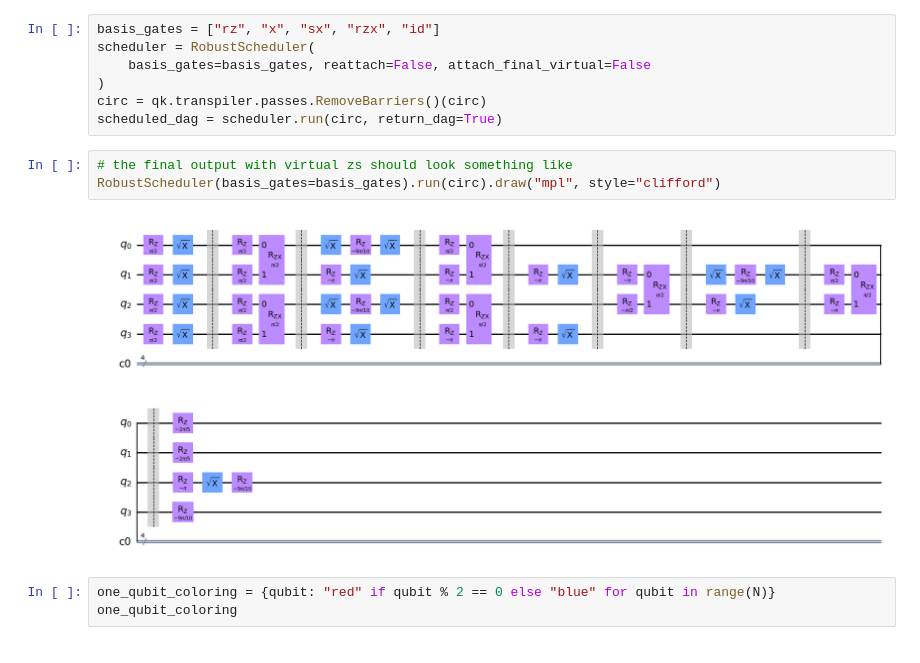
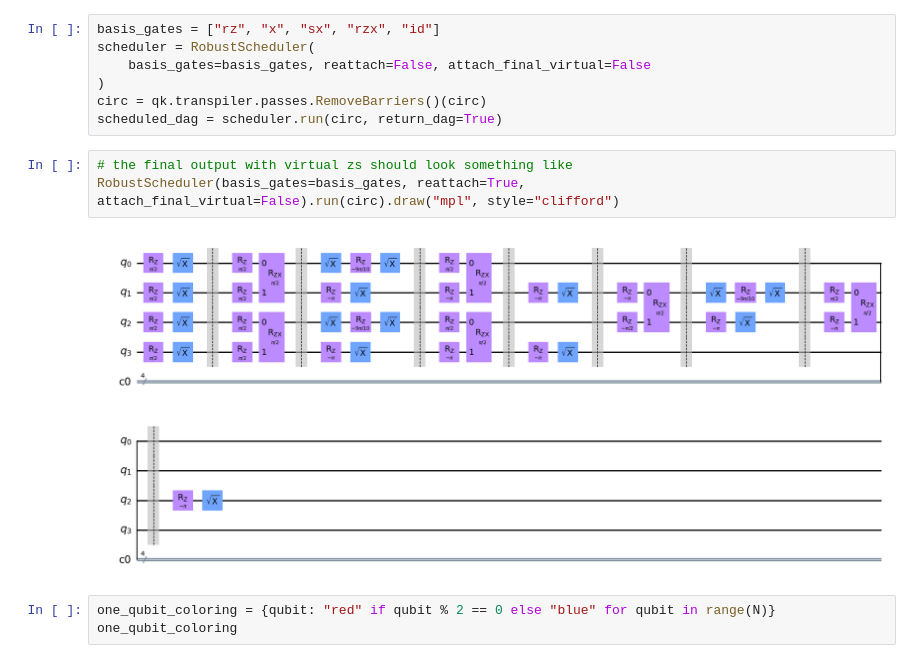
Before and after one commit to andgoldschmidt/pulse-simulator, a Jupyter notebook: notebooks/02_scheduling_moments.ipynb, the cells around one changed output. Drawn from its saved outputs; the diff is of its cells as text.

```diff
--- a/notebooks/02_scheduling_moments.ipynb
+++ b/notebooks/02_scheduling_moments.ipynb
@@ -112,9 +113,9 @@ circ = qk.transpiler.passes.RemoveBarriers()(circ)
 scheduled_dag = scheduler.run(circ, return_dag=True)
 # %%
 # the final output with virtual zs should look something like
-RobustScheduler(basis_gates=basis_gates).run(circ).draw("mpl", style="clifford")
+RobustScheduler(basis_gates=basis_gates, reattach=True, attach_final_virtual=False).run(circ).draw("mpl", style="clifford")
 # %% [output]
-[figure, old version]
+[figure, new version]
 # %%
 one_qubit_coloring = {qubit: "red" if qubit % 2 == 0 else "blue" for qubit in range(N)}
 one_qubit_coloring
```
Also changed, not shown: parts of 10 cells of this notebook.
